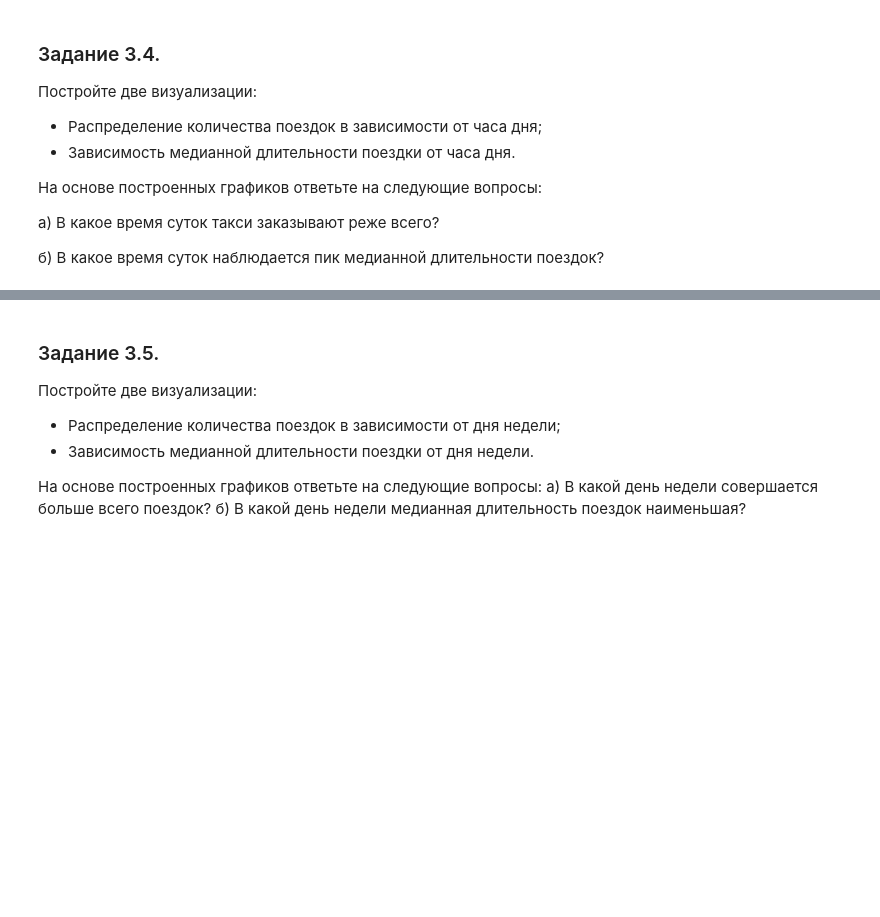
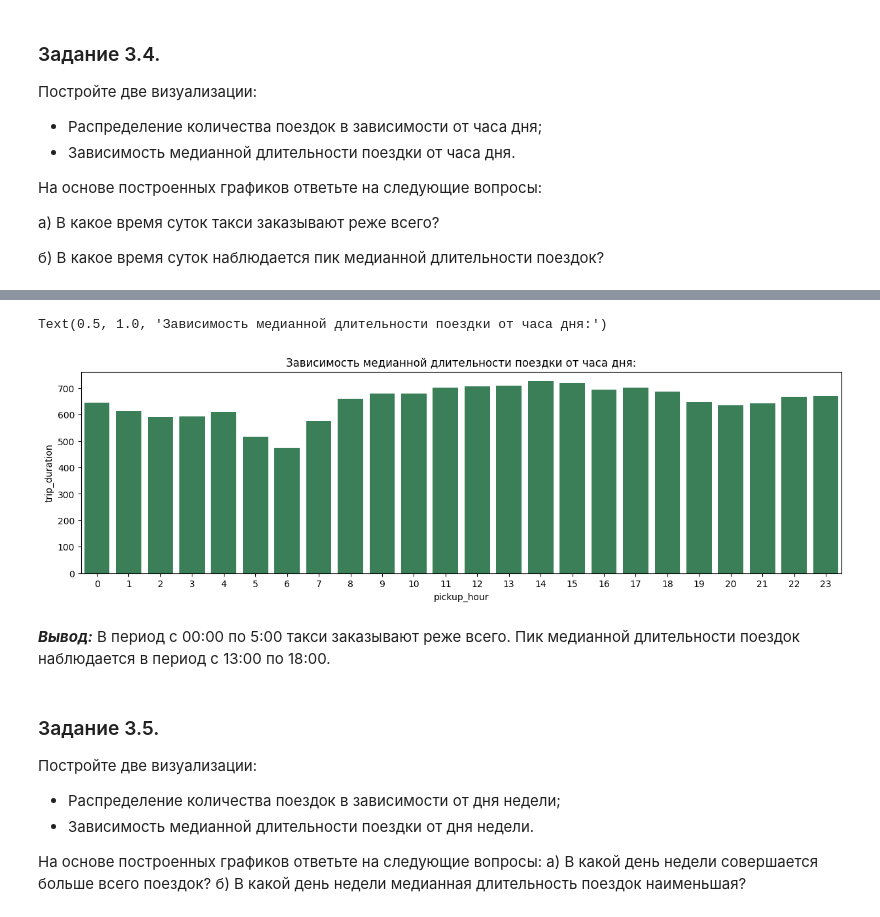
Before and after one commit to Irina-Kondratenko/SkillFactory, a Jupyter notebook: Homework/Project_10/Project-10. Notebook.ipynb, the cells around one changed output, grey strips where cells are left out. Cells and saved outputs as stored; diff of their text form; code cells hidden in the pictures; blank space fills up the shorter version.

```diff
--- a/Homework/Project_10/Project-10. Notebook.ipynb
+++ b/Homework/Project_10/Project-10. Notebook.ipynb
@@ -675,3 +715,20 @@ Text(0.5, 1.0, 'Box диаграмма длительности поездок
+# %%
+# Зависимость медианной длительности поездки от часа дня:
+taxi_data_hour_td= taxi_data.groupby(by ='pickup_hour',
+                                     as_index=False )['trip_duration'].median()
+
+fig, axes = plt.subplots( figsize=(15, 4))
+
+histplot = sns.barplot(data = taxi_data_hour_td,
+                       x = taxi_data_hour_td['pickup_hour'],
+                       y = taxi_data_hour_td['trip_duration'],
+                       color = 'seagreen')
+histplot.set_title('Зависимость медианной длительности поездки от часа дня:')
+# %% [output]
+Text(0.5, 1.0, 'Зависимость медианной длительности поездки от часа дня:')
+[figure, added]
+# %% [markdown]
+***Вывод:*** В период с 00:00 по 5:00 такси заказывают реже всего. Пик медианной длительности поездок наблюдается в период с 13:00 по 18:00.
 # %% [markdown]
 ### Задание 3.5.
 Постройте две визуализации:
```
Also changed, not shown: parts of 21 cells of this notebook.
